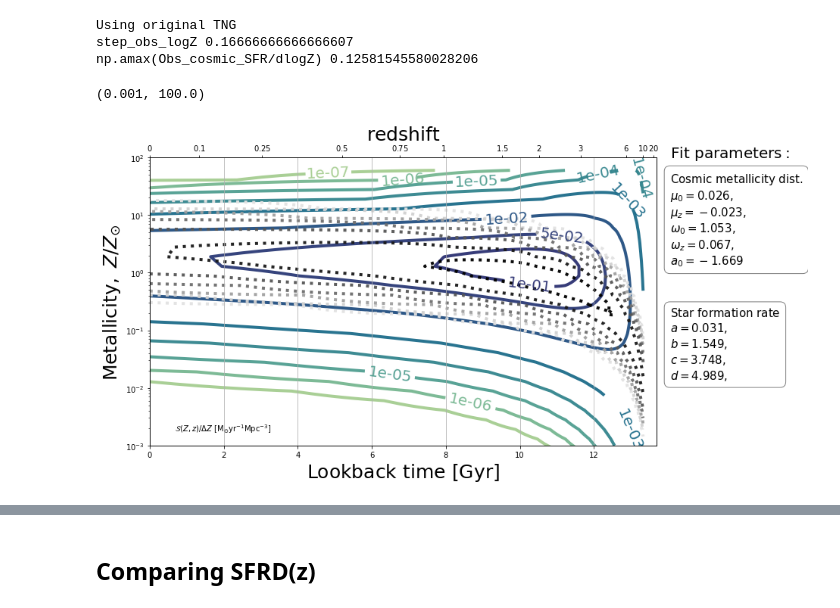
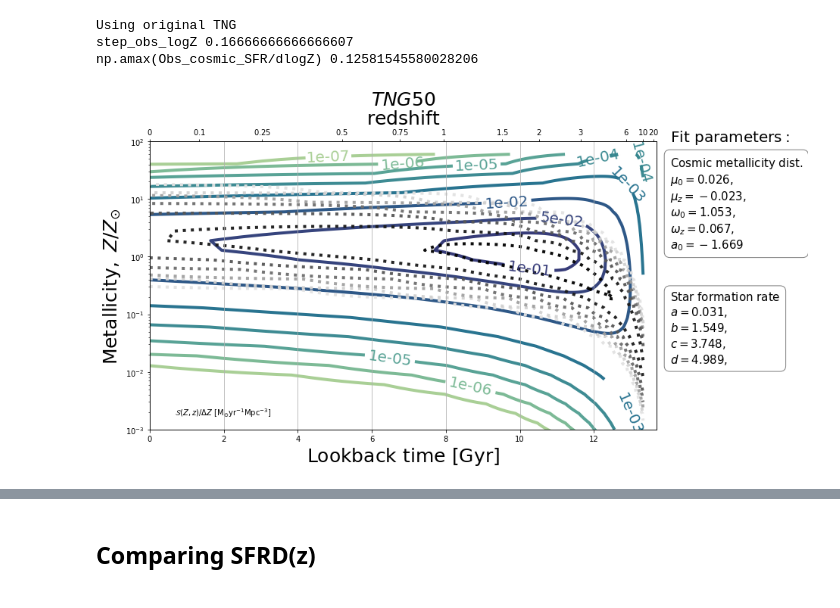
Before and after one commit to sashalvna/Fit_SFRD_TNG, a Jupyter notebook: TNG50_fit_SFRD.ipynb, the cells around one changed output, grey strips where cells are left out. Drawn from its saved outputs; the diff is of its cells as text; code cells hidden in the pictures.

```diff
--- a/TNG50_fit_SFRD.ipynb
+++ b/TNG50_fit_SFRD.ipynb
@@ -81,7 +81,7 @@ if len(obs_SFRD) == 0:
                 MetalBins         = f["MetalBins"][:]
                 Obs_Lookbacktimes = f["Lookbacktimes"][:]
                 BoxSfr            = f["Sfr"][:]
-                Redshifts         = f["Redshifts"][:]
+                Obs_redshifts         = f["Redshifts"][:]
 
             # Convert SFR from sfr/box to sfr Mpc-3
             littleh = 0.6774
@@ -195,35 +187,37 @@ Neijssel_SFRDzZ = (neijssel_sfr* neijssel_dPdlogZ.T).value
 greys = cm.get_cmap('Greys')
 greys = greys(np.linspace(0.2,1,10)) # Don't start the cmap in white
 cs_N = ax.contour(high_res_t, high_res_metals/Zsun, Neijssel_SFRDzZ, levels, linewidths=4,linestyles =':', alpha = 0.95, zorder=0,
                               cmap=ListedColormap(greys),locator=ticker.LogLocator())
 
 #####
 
 # Axes formatting for top panel
 ax.text(0.05, 0.05, r"$ \mathcal{S}(Z,z)/ \Delta Z \ \mathrm{[M_{\odot} yr^{-1} Mpc^{-3}]}$", transform=ax.transAxes)
 ax.xaxis.grid(5) # vertical lines
 ax.set_yscale('log')
 ax.set_xlabel('$\mathrm{Lookback \ time \ [Gyr]}$', fontsize = 25)
 ax.set_ylabel(r'$\mathrm{Metallicity}, \ Z/Z_{\rm{\odot}}$', fontsize = 25)
+ax.set_title(r'$TNG50$', fontsize=25)
 
 
 # Add redshift axis
 ax2 = ax.twiny()
 
 # Annotate the tick labels
 redshift_tick_list = [0,0.1, 0.25, 0.5, 0.75, 1.0,1.5, 2, 3, 6, 10, 20]
 ax2.set_xticks([cosmo.lookback_time(z).value for z in redshift_tick_list])
 ax2.set_xticklabels(['${:g}$'.format(z) for z in redshift_tick_list])
 ax2.set_xlabel('$\mathrm{redshift}$', fontsize = 25)
 
 #Make sure top and bottom axis are lined up (have same limits)
 ax.set_xlim(tmin, tmax)
 ax2.set_xlim(tmin, tmax)
 
 ax.set_ylim(1e-3, 1e2)
+
+fig.savefig('SFRDcontours_TNG50.pdf', bbox_inches='tight')
 # %% [output]
-(0.001, 100.0)
-[figure, old version]
+[figure, new version]
 # %%
 #Plot the bottom two panels from fig 1
 
```
Also changed, not shown: parts of 9 cells of this notebook, 5 other files.
